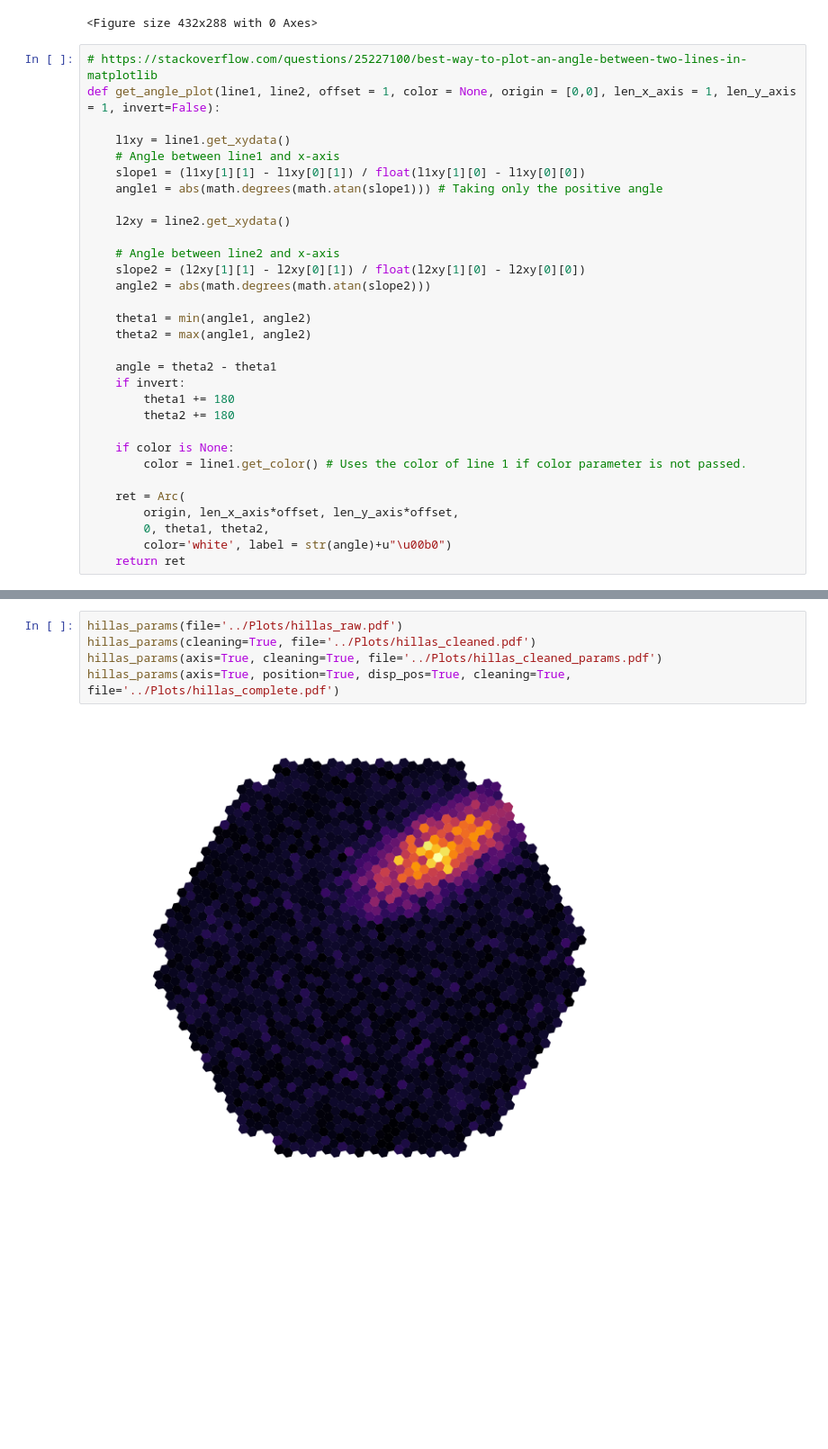
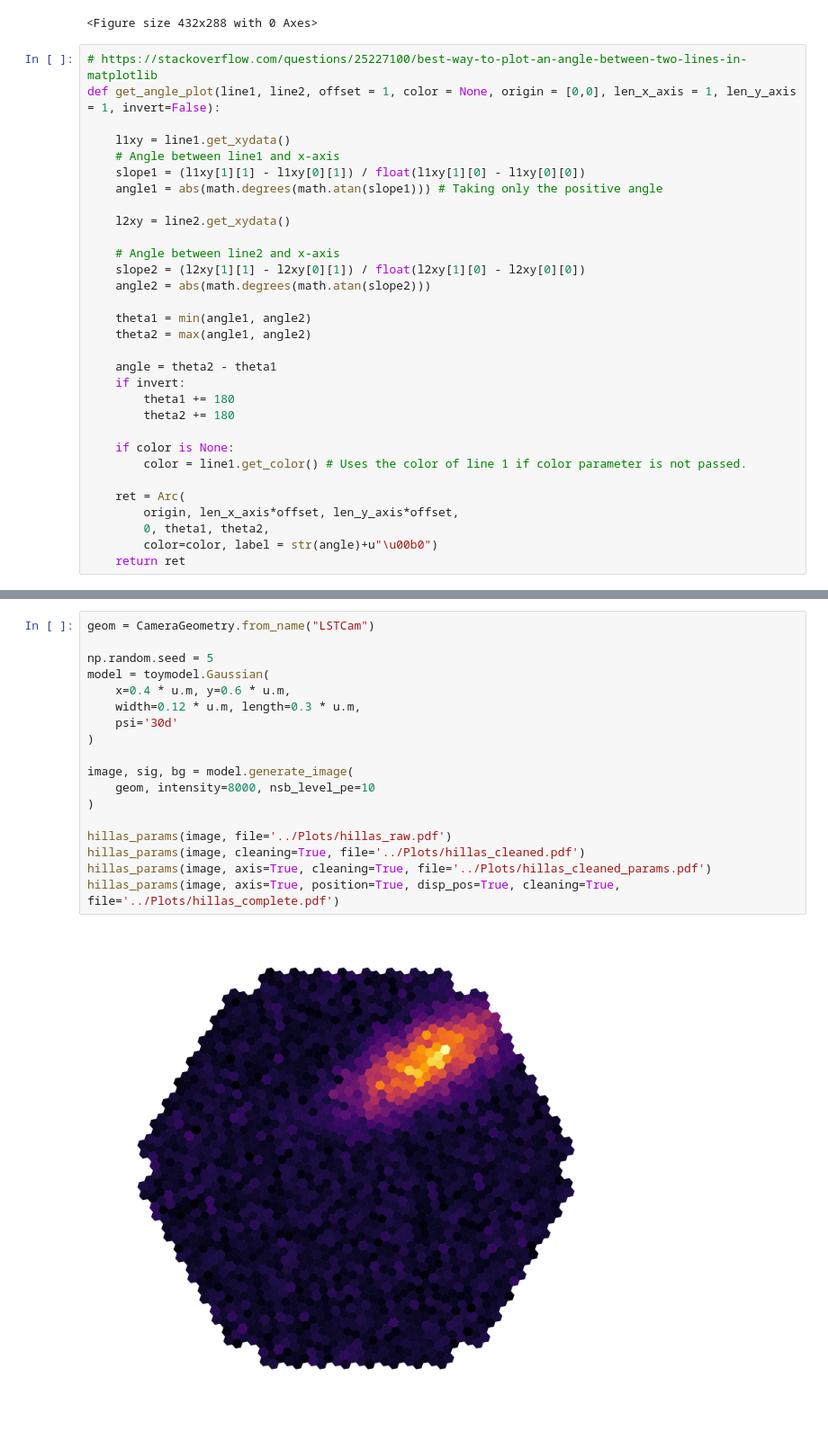
Before and after one commit to LukasNickel/thesis, a Jupyter notebook: thesis/plot_scripts/reco_plots.ipynb, the cells around one changed output, grey strips where cells are left out. Shown at 90% size. Saved outputs shown, nothing was run; the diff lists cells and outputs as text; blank space fills up the shorter version.

Commit message:
Trying to make some plots more readable

```diff
--- a/thesis/plot_scripts/reco_plots.ipynb
+++ b/thesis/plot_scripts/reco_plots.ipynb
@@ -51,6 +51,6 @@ def get_angle_plot(line1, line2, offset = 1, color = None, origin = [0,0], len_x
     ret = Arc(
         origin, len_x_axis*offset, len_y_axis*offset,
         0, theta1, theta2,
-        color='white', label = str(angle)+u"\u00b0")
+        color=color, label = str(angle)+u"\u00b0")
     return ret
 # %%
@@ -140,9 +139,22 @@ def hillas_params(file="", axis=False, position=False, disp_pos=False, cleaning=
         return plt.gcf()
 #        plt.show()
 # %%
-hillas_params(file='../Plots/hillas_raw.pdf')
-hillas_params(cleaning=True, file='../Plots/hillas_cleaned.pdf')
-hillas_params(axis=True, cleaning=True, file='../Plots/hillas_cleaned_params.pdf')
-hillas_params(axis=True, position=True, disp_pos=True, cleaning=True, file='../Plots/hillas_complete.pdf')
+geom = CameraGeometry.from_name("LSTCam")
+
+np.random.seed = 5
+model = toymodel.Gaussian(
+    x=0.4 * u.m, y=0.6 * u.m,
+    width=0.12 * u.m, length=0.3 * u.m,
+    psi='30d'
+)
+
+image, sig, bg = model.generate_image(
+    geom, intensity=8000, nsb_level_pe=10
+)
+
+hillas_params(image, file='../Plots/hillas_raw.pdf')
+hillas_params(image, cleaning=True, file='../Plots/hillas_cleaned.pdf')
+hillas_params(image, axis=True, cleaning=True, file='../Plots/hillas_cleaned_params.pdf')
+hillas_params(image, axis=True, position=True, disp_pos=True, cleaning=True, file='../Plots/hillas_complete.pdf')
 # %% [output]
-[figure, old version]
+[figure, new version]
```
Also changed, not shown: parts of 6 cells of this notebook, 16 other files.
